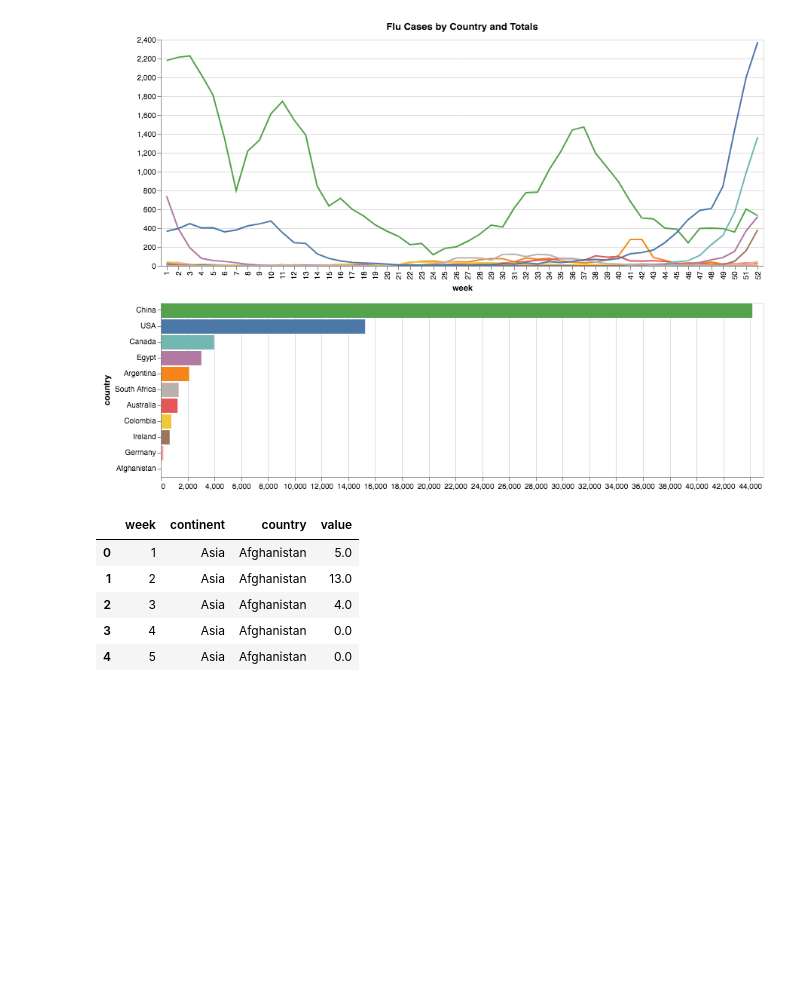
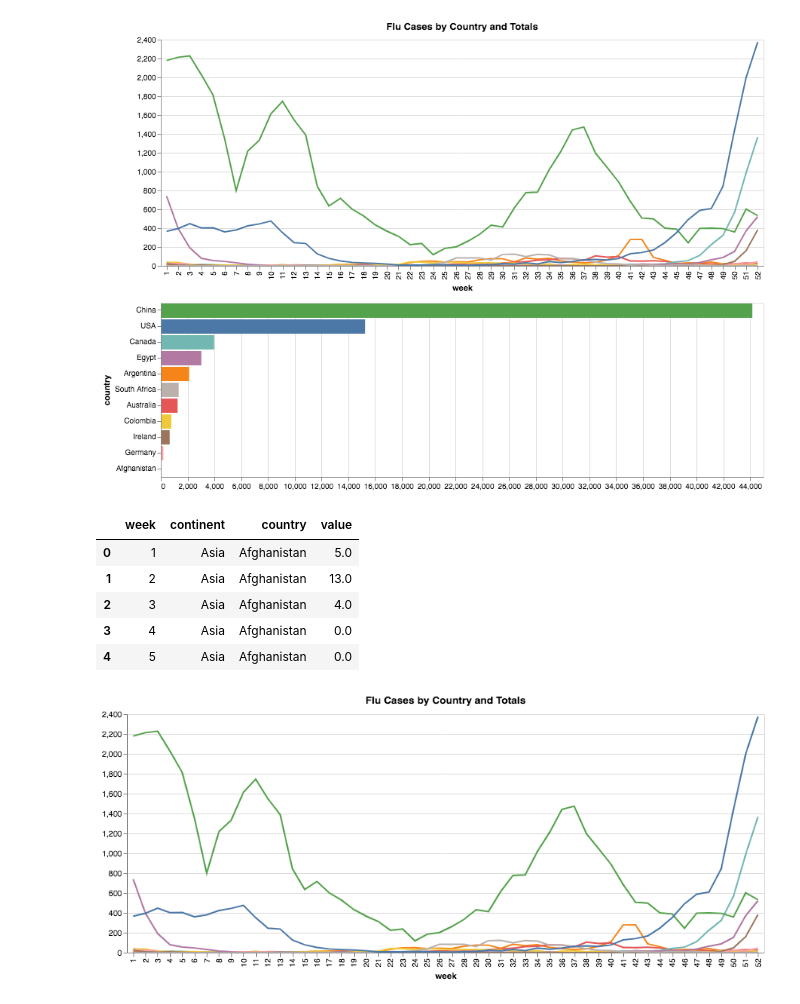
Before and after one commit to manzt/flu-mcv, a Jupyter notebook: flu.ipynb, the cells around one changed output. Saved outputs shown, nothing was run; the diff lists cells and outputs as text; code cells hidden in the pictures; blank space fills up the shorter version.

```diff
--- a/flu.ipynb
+++ b/flu.ipynb
@@ -153,3 +182,19 @@ normed.head()
 | 2 | 3 | Asia | Afghanistan | 4.0 |
 | 3 | 4 | Asia | Afghanistan | 0.0 |
 | 4 | 5 | Asia | Afghanistan | 0.0 |
+# %%
+plot_brush = alt.selection_interval(encodings=['x'])
+
+line = alt.Chart(normed).mark_line().encode(
+    x='week:N',
+    y=alt.X('value:Q', title=None),
+    color=alt.Color('country:N', legend=None),
+).properties(
+    width=800,
+    title='Flu Cases by Country and Totals',
+    selection=plot_brush
+)
+
+line
+# %% [output]
+[figure, added]
```
Also changed, not shown: parts of 8 cells of this notebook.
